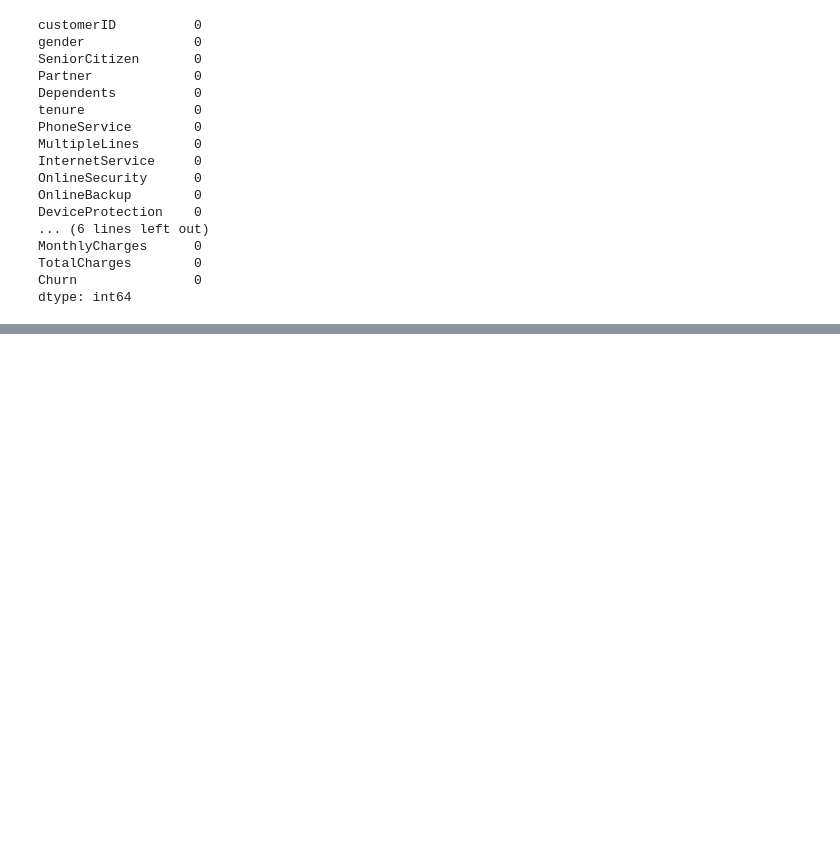
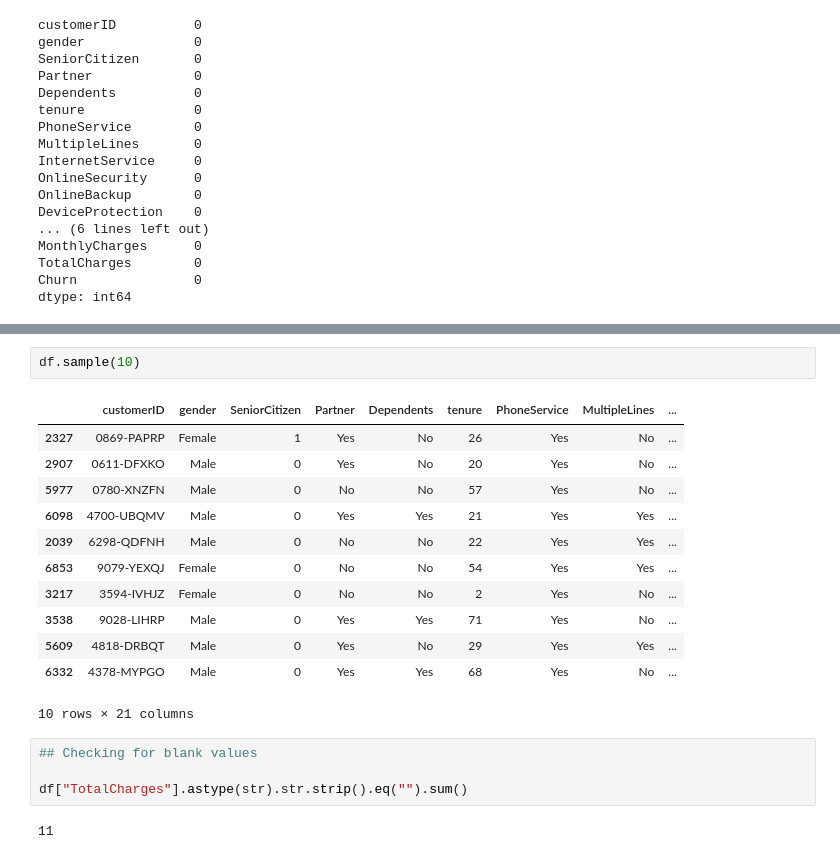
Before and after one commit to kamerinolawrence/project1-notebook, a Jupyter notebook: Data_Cleaning_Project.ipynb, the cells around one changed output, grey strips where cells are left out. Cells and saved outputs as stored; diff of their text form; blank space fills up the shorter version.

```diff
--- a/Data_Cleaning_Project.ipynb
+++ b/Data_Cleaning_Project.ipynb
@@ -187,0 +214,21 @@ dtype: int64
+# %%
+df.sample(10)
+# %% [output]
+|  | customerID | gender | SeniorCitizen | Partner | Dependents | tenure | PhoneService | MultipleLines | ... |
+| 2327 | 0869-PAPRP | Female | 1 | Yes | No | 26 | Yes | No | ... |
+| 2907 | 0611-DFXKO | Male | 0 | Yes | No | 20 | Yes | No | ... |
+| 5977 | 0780-XNZFN | Male | 0 | No | No | 57 | Yes | No | ... |
+| 6098 | 4700-UBQMV | Male | 0 | Yes | Yes | 21 | Yes | Yes | ... |
+| 2039 | 6298-QDFNH | Male | 0 | No | No | 22 | Yes | Yes | ... |
+| 6853 | 9079-YEXQJ | Female | 0 | No | No | 54 | Yes | Yes | ... |
+| 3217 | 3594-IVHJZ | Female | 0 | No | No | 2 | Yes | No | ... |
+| 3538 | 9028-LIHRP | Male | 0 | Yes | Yes | 71 | Yes | No | ... |
+| 5609 | 4818-DRBQT | Male | 0 | Yes | No | 29 | Yes | Yes | ... |
+| 6332 | 4378-MYPGO | Male | 0 | Yes | Yes | 68 | Yes | No | ... |
+10 rows × 21 columns
+# %%
+## Checking for blank values
+
+df["TotalCharges"].astype(str).str.strip().eq("").sum()
+# %% [output]
+11
```
Also changed, not shown: parts of 2 cells of this notebook.
